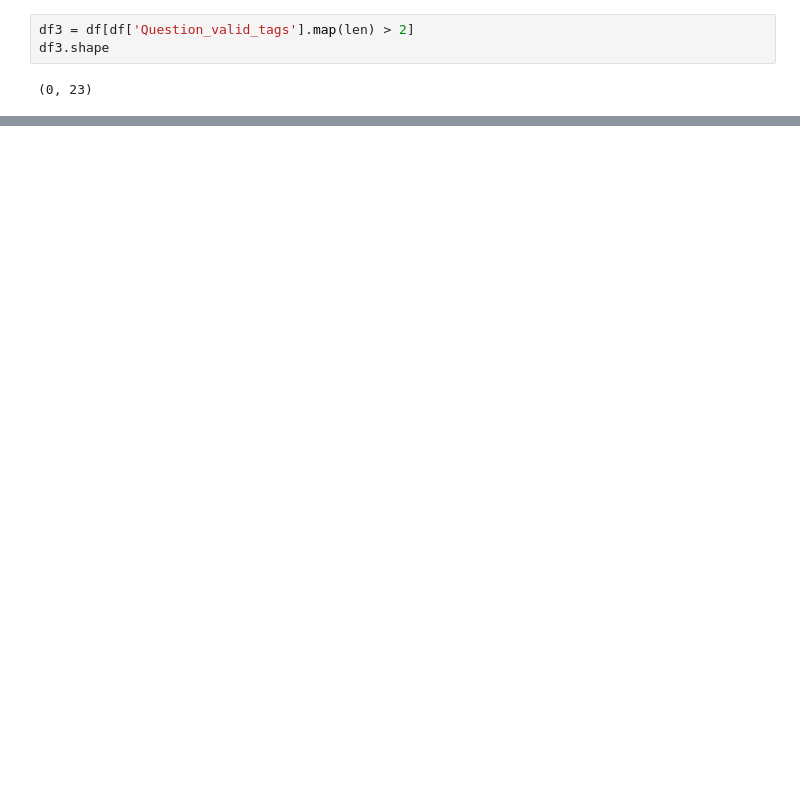
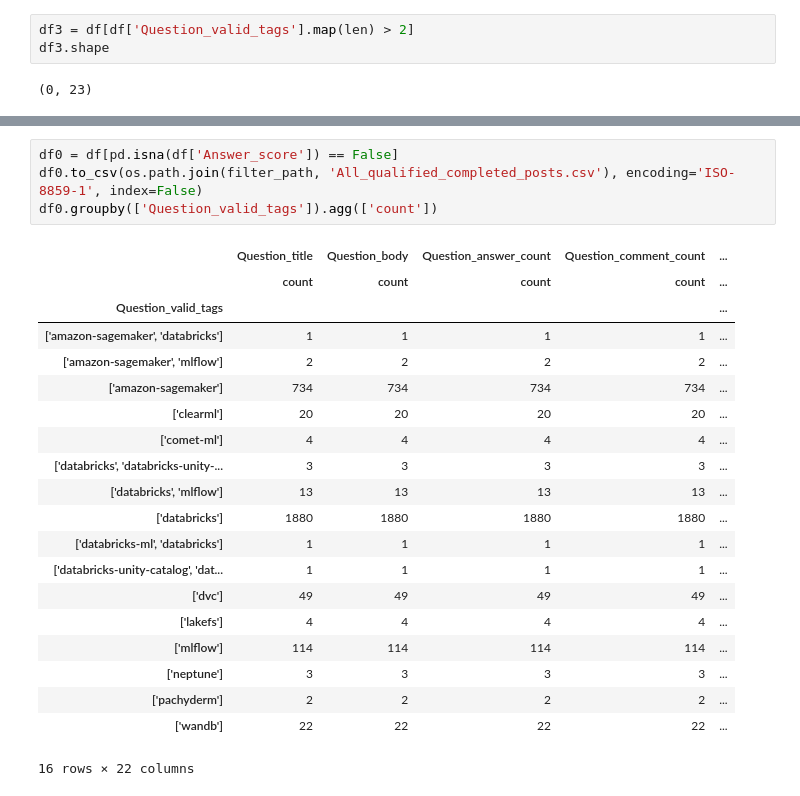
Before and after one commit to zhimin-z/QA-Asset-Management, a Jupyter notebook: Code/All.ipynb, the cells around one changed output, grey strips where cells are left out. Cells and saved outputs as stored; diff of their text form; blank space fills up the shorter version.

```diff
--- a/Code/All.ipynb
+++ b/Code/All.ipynb
@@ -63,0 +101,25 @@ df2.to_csv('All_double_tag_posts.csv', encoding='ISO-8859-1', index=False)
+# %%
+df0 = df[pd.isna(df['Answer_score']) == False]
+df0.to_csv(os.path.join(filter_path, 'All_qualified_completed_posts.csv'), encoding='ISO-8859-1', index=False)
+df0.groupby(['Question_valid_tags']).agg(['count'])
+# %% [output]
+|  | Question_title | Question_body | Question_answer_count | Question_comment_count | ... |
+|  | count | count | count | count | ... |
+| Question_valid_tags |  |  |  |  | ... |
+| ['amazon-sagemaker', 'databricks'] | 1 | 1 | 1 | 1 | ... |
+| ['amazon-sagemaker', 'mlflow'] | 2 | 2 | 2 | 2 | ... |
+| ['amazon-sagemaker'] | 734 | 734 | 734 | 734 | ... |
+| ['clearml'] | 20 | 20 | 20 | 20 | ... |
+| ['comet-ml'] | 4 | 4 | 4 | 4 | ... |
+| ['databricks', 'databricks-unity-... | 3 | 3 | 3 | 3 | ... |
+| ['databricks', 'mlflow'] | 13 | 13 | 13 | 13 | ... |
+| ['databricks'] | 1880 | 1880 | 1880 | 1880 | ... |
+| ['databricks-ml', 'databricks'] | 1 | 1 | 1 | 1 | ... |
+| ['databricks-unity-catalog', 'dat... | 1 | 1 | 1 | 1 | ... |
+| ['dvc'] | 49 | 49 | 49 | 49 | ... |
+| ['lakefs'] | 4 | 4 | 4 | 4 | ... |
+| ['mlflow'] | 114 | 114 | 114 | 114 | ... |
+| ['neptune'] | 3 | 3 | 3 | 3 | ... |
+| ['pachyderm'] | 2 | 2 | 2 | 2 | ... |
+| ['wandb'] | 22 | 22 | 22 | 22 | ... |
+16 rows × 22 columns
```
Also changed, not shown: parts of 9 cells of this notebook, 12 other files.
